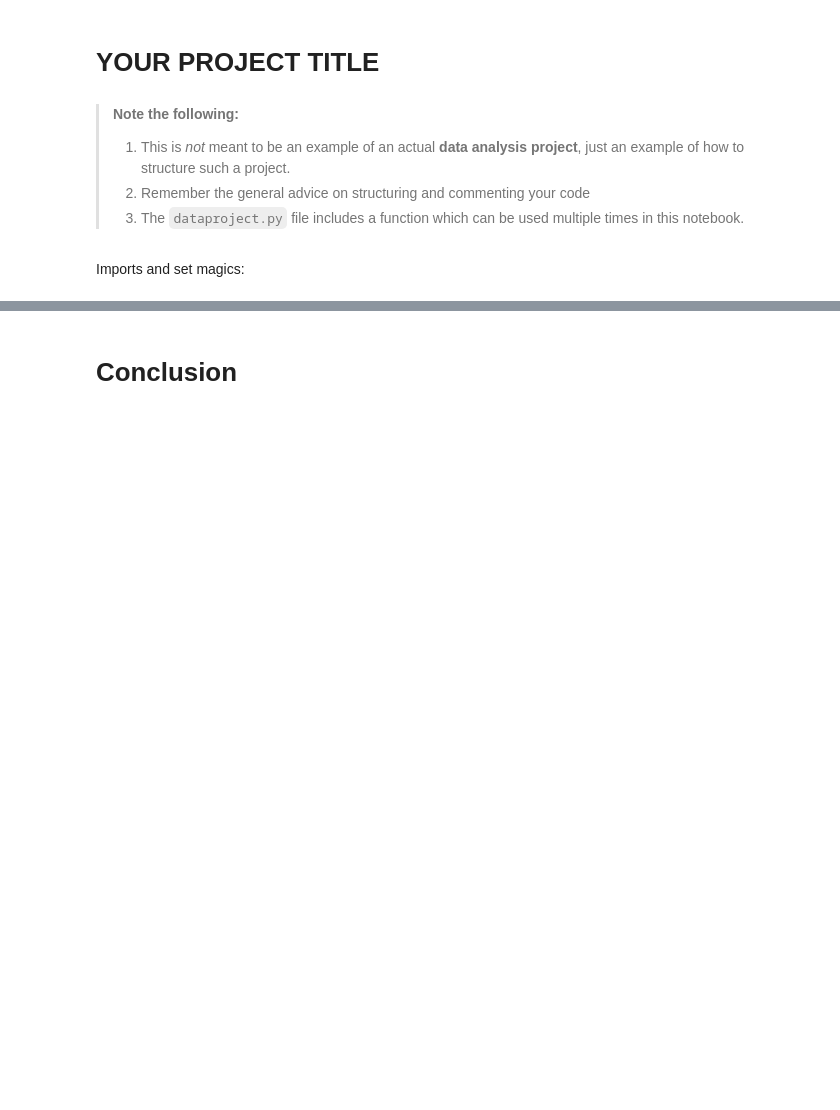
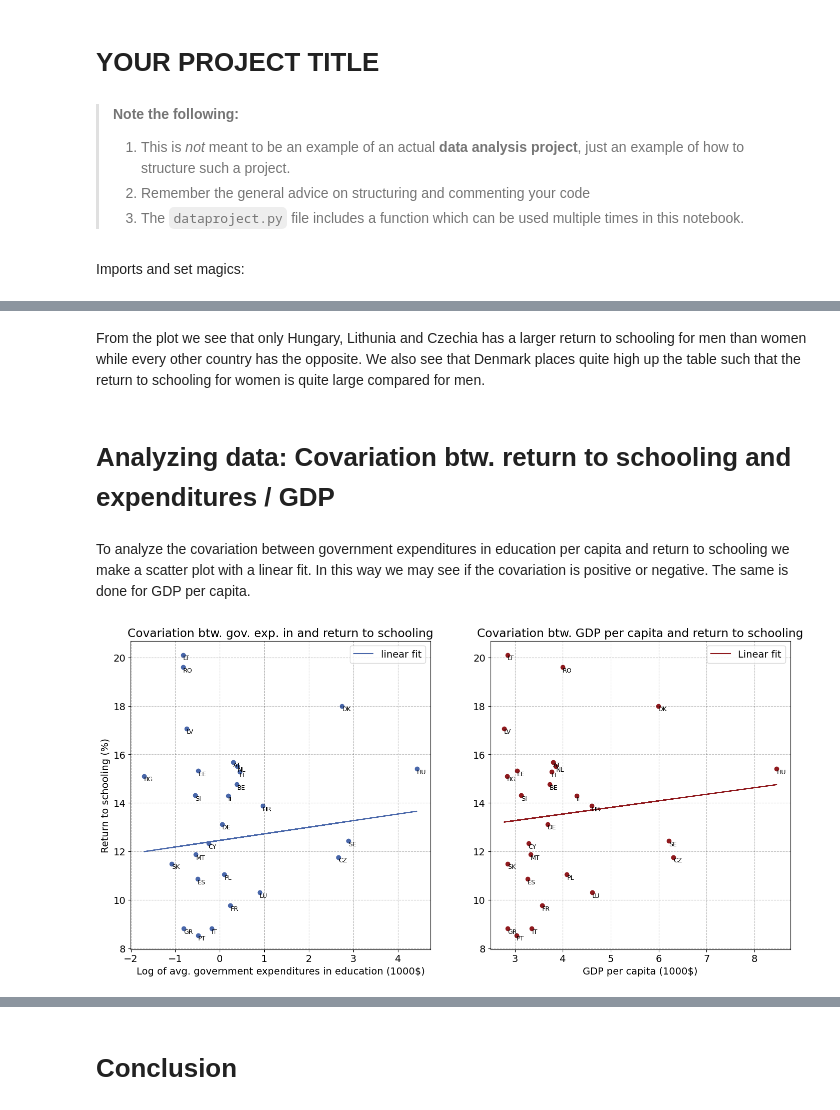
Before and after one commit to NumEconCopenhagen/projects-2024-flation, a Jupyter notebook: dataproject/dataproject.ipynb, the cells around one changed output, grey strips where cells are left out. Cells and saved outputs as stored; diff of their text form; code cells hidden in the pictures; blank space fills up the shorter version.

```diff
--- a/dataproject/dataproject.ipynb
+++ b/dataproject/dataproject.ipynb
@@ -188,0 +226,50 @@ MAKE FURTHER ANALYSIS. EXPLAIN THE CODE BRIEFLY AND SUMMARIZE THE RESULTS.
+# %% [markdown]
+From the plot we see that only Hungary, Lithunia and Czechia has a larger return to schooling for men than women while every other country has the opposite. We also see that Denmark places quite high up the table such that the return to schooling for women is quite large compared for men.
+# %% [markdown]
+# Analyzing data: Covariation btw. return to schooling and expenditures / GDP
+# %% [markdown]
+To analyze the covariation between government expenditures in education per capita and return to schooling we make a scatter plot with a linear fit. In this way we may see if the covariation is positive or negative. The same is done for GDP per capita.
+# %%
+# We define our favorite colors
+cbs_blue = (73/255, 103/255, 170/255) ; ku_red = (144/255, 26/255, 30/255)
+
+# We define a figure
+fig = plt.figure(figsize = (17,8))
+
+# We want two subplots
+ax1 = fig.add_subplot(1,2,1)
+ax2 = fig.add_subplot(1,2,2)
+
+# Figure 1: Gov exp and return to schooling
+ax1.scatter(gexp_rts_eu['avg_gov_educ_exp_log'],gexp_rts_eu['return_to_schooling'], color = cbs_blue)
+
+ax1.set_ylabel('Return to schooling (%)')
+ax1.set_xlabel('Log of avg. government expenditures in education (1000$)', fontsize = 14)
+ax1.set_title('Covariation btw. gov. exp. in and return to schooling')
+
+# Make a linear fit and plot it
+slope1, intercept1 = np.polyfit(gexp_rts_eu['avg_gov_educ_exp_log'],gexp_rts_eu['return_to_schooling'],1)
+yfit1 = slope * gexp_rts_eu['avg_gov_educ_exp_log'] + intercept
+ax1.plot(gexp_rts_eu['avg_gov_educ_exp_log'],yfit1, color = cbs_blue, label = 'linear fit')
+
+ax1.legend()
+
+# Figure 2: GDP and return to schooling
+ax2.scatter(gexp_rts_eu['gdp_cap_t_log'], gexp_rts_eu['return_to_schooling'], color = ku_red)
+# ax2.set_ylabel('Return to schooling (%)',fontsize = 11)
+ax2.set_xlabel('GDP per capita (1000$)',fontsize = 14)
+ax2.set_title('Covariation btw. GDP per capita and return to schooling')
+
+# Make a linear fit and plot it
+slope2, intercept2 = np.polyfit(gexp_rts_eu['gdp_cap_t_log'],gexp_rts_eu['return_to_schooling'],1)
+yfit2 = slope * gexp_rts_eu['gdp_cap_t_log'] + intercept
+ax2.plot(gexp_rts_eu['gdp_cap_t_log'],yfit2, color = ku_red, label = 'Linear fit')
+
+ax2.legend()
+
+# Add text labels to all points
+for i, label in enumerate(gexp_rts_eu['iso']) :
+    ax1.text(gexp_rts_eu['avg_gov_educ_exp_log'][i],gexp_rts_eu['return_to_schooling'][i],label,fontsize = 9, ha = 'left', va = 'top')
+    ax2.text(gexp_rts_eu['gdp_cap_t_log'][i],gexp_rts_eu['return_to_schooling'][i],label,fontsize = 9, ha = 'left', va = 'top') ;
+# %% [output]
+[figure, added]
```
Also changed, not shown: parts of 48 cells of this notebook, 1 other file.
